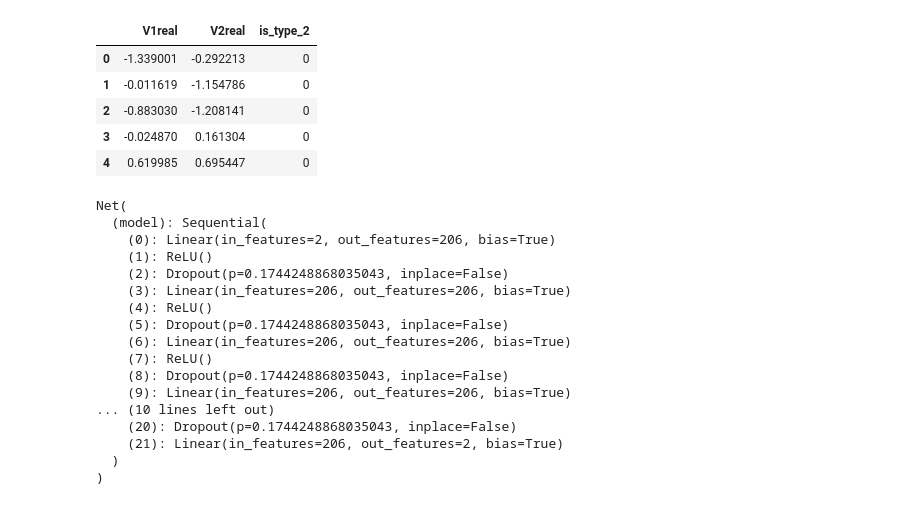
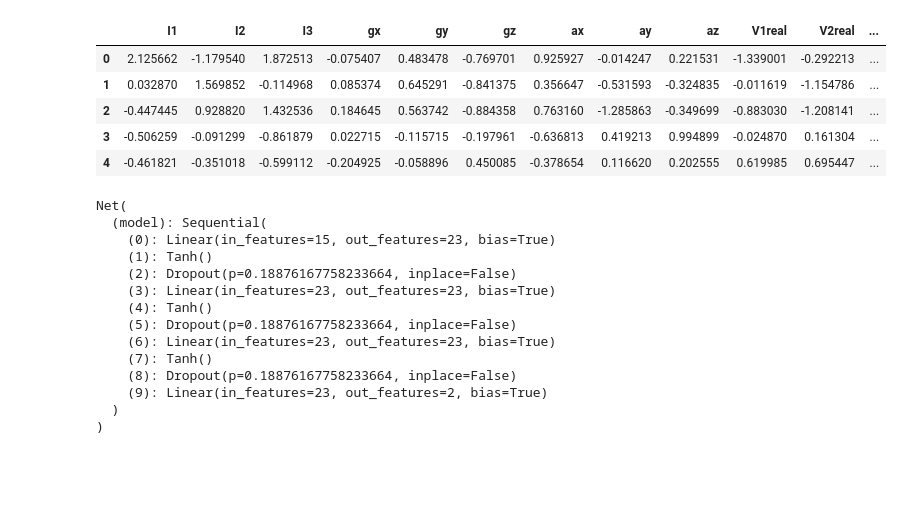
Before and after one commit to vvmanz/lb2_kurenko, a Jupyter notebook: test.ipynb, the cells around one changed output. Saved outputs shown, nothing was run; the diff lists cells and outputs as text; code cells hidden in the pictures; blank space fills up the shorter version.

```diff
--- a/test.ipynb
+++ b/test.ipynb
@@ -9,21 +9,21 @@ from sklearn.metrics import accuracy_score, f1_score, confusion_matrix, classifi
 from sklearn.preprocessing import StandardScaler
 # %%
 df_test = pd.read_excel("raw/test.xlsx", decimal=',')
-to_delete = ['I1', 'I2','I3','gx','gy','gz','ax','ay','az','V3real','N1','N2','N3']
+to_delete = []
 df_test.drop(columns=to_delete, inplace=True, errors='ignore')
 df_test['is_type_2'] = (df_test['Type'] == 2).astype(int)
 df_test.drop(columns=['Type'], inplace=True)
-v1_features = ['V1real', 'V2real']
+v1_features = ['I1', 'I2','I3','gx','gy','gz','ax','ay','az', 'V1real', 'V2real','V3real','N1', 'N2', 'N3']
 scaler = joblib.load('scaler_v1_features.pkl')
 df_test[v1_features] = scaler.transform(df_test[v1_features])
 df_test.head()
 # %% [output]
-|  | V1real | V2real | is_type_2 |
-| 0 | -1.339001 | -0.292213 | 0 |
-| 1 | -0.011619 | -1.154786 | 0 |
-| 2 | -0.883030 | -1.208141 | 0 |
-| 3 | -0.024870 | 0.161304 | 0 |
-| 4 | 0.619985 | 0.695447 | 0 |
+|  | I1 | I2 | I3 | gx | gy | gz | ax | ay | az | V1real | V2real | ... |
+| 0 | 2.125662 | -1.179540 | 1.872513 | -0.075407 | 0.483478 | -0.769701 | 0.925927 | -0.014247 | 0.221531 | -1.339001 | -0.292213 | ... |
+| 1 | 0.032870 | 1.569852 | -0.114968 | 0.085374 | 0.645291 | -0.841375 | 0.356647 | -0.531593 | -0.324835 | -0.011619 | -1.154786 | ... |
+| 2 | -0.447445 | 0.928820 | 1.432536 | 0.184645 | 0.563742 | -0.884358 | 0.763160 | -1.285863 | -0.349699 | -0.883030 | -1.208141 | ... |
+| 3 | -0.506259 | -0.091299 | -0.861879 | 0.022715 | -0.115715 | -0.197961 | -0.636813 | 0.419213 | 0.994899 | -0.024870 | 0.161304 | ... |
+| 4 | -0.461821 | -0.351018 | -0.599112 | -0.204925 | -0.058896 | 0.450085 | -0.378654 | 0.116620 | 0.202555 | 0.619985 | 0.695447 | ... |
 # %%
 def get_activation(name):
     if name == 'relu':
@@ -52,7 +52,7 @@ class Net(nn.Module):
 checkpoint = torch.load('model.pt')
 params = checkpoint['params']
 model = Net(
-    input_dim=2,
+    input_dim=15,
     hidden_dim=params['hidden_dim'],
     num_layers=params['num_layers'],
     dropout_rate=params['dropout_rate'],
@@ -63,19 +63,16 @@ model.eval()
 # %% [output]
 Net(
   (model): Sequential(
-    (0): Linear(in_features=2, out_features=206, bias=True)
-    (1): ReLU()
-    (2): Dropout(p=0.1744248868035043, inplace=False)
-    (3): Linear(in_features=206, out_features=206, bias=True)
-    (4): ReLU()
-    (5): Dropout(p=0.1744248868035043, inplace=False)
-    (6): Linear(in_features=206, out_features=206, bias=True)
-    (7): ReLU()
-    (8): Dropout(p=0.1744248868035043, inplace=False)
-    (9): Linear(in_features=206, out_features=206, bias=True)
-... (10 lines left out)
-    (20): Dropout(p=0.1744248868035043, inplace=False)
-    (21): Linear(in_features=206, out_features=2, bias=True)
+    (0): Linear(in_features=15, out_features=23, bias=True)
+    (1): Tanh()
+    (2): Dropout(p=0.18876167758233664, inplace=False)
+    (3): Linear(in_features=23, out_features=23, bias=True)
+    (4): Tanh()
+    (5): Dropout(p=0.18876167758233664, inplace=False)
+    (6): Linear(in_features=23, out_features=23, bias=True)
+    (7): Tanh()
+    (8): Dropout(p=0.18876167758233664, inplace=False)
+    (9): Linear(in_features=23, out_features=2, bias=True)
   )
 )
 # %%
```
Also changed, not shown: parts of 3 cells of this notebook.
